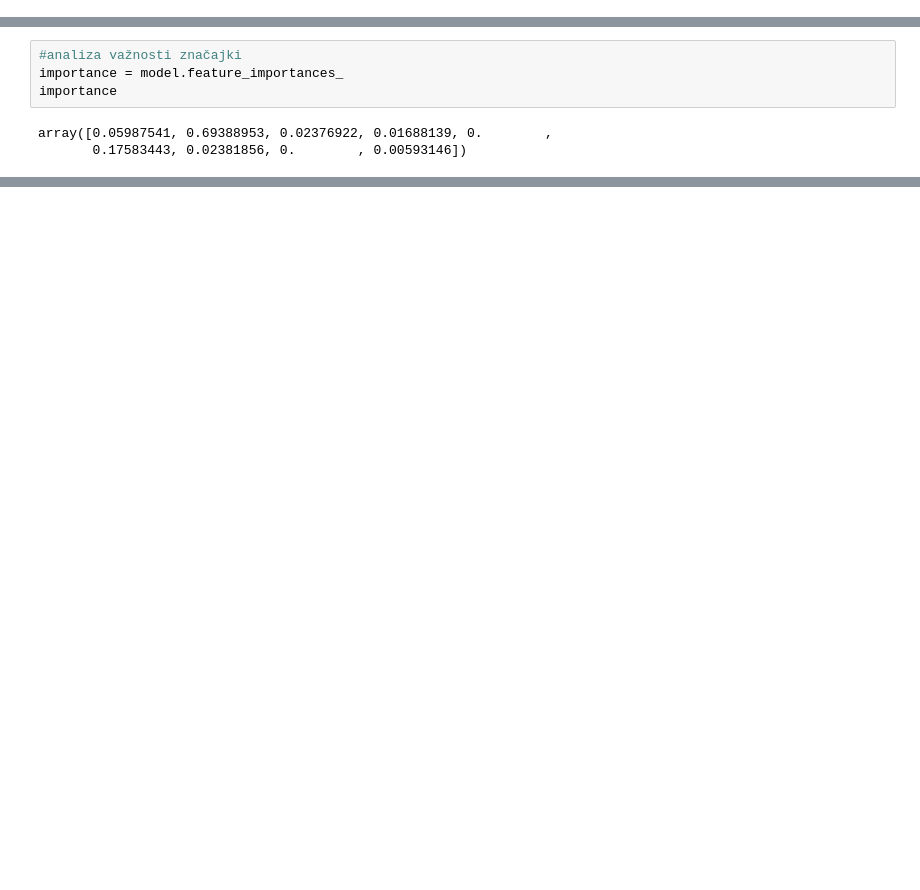
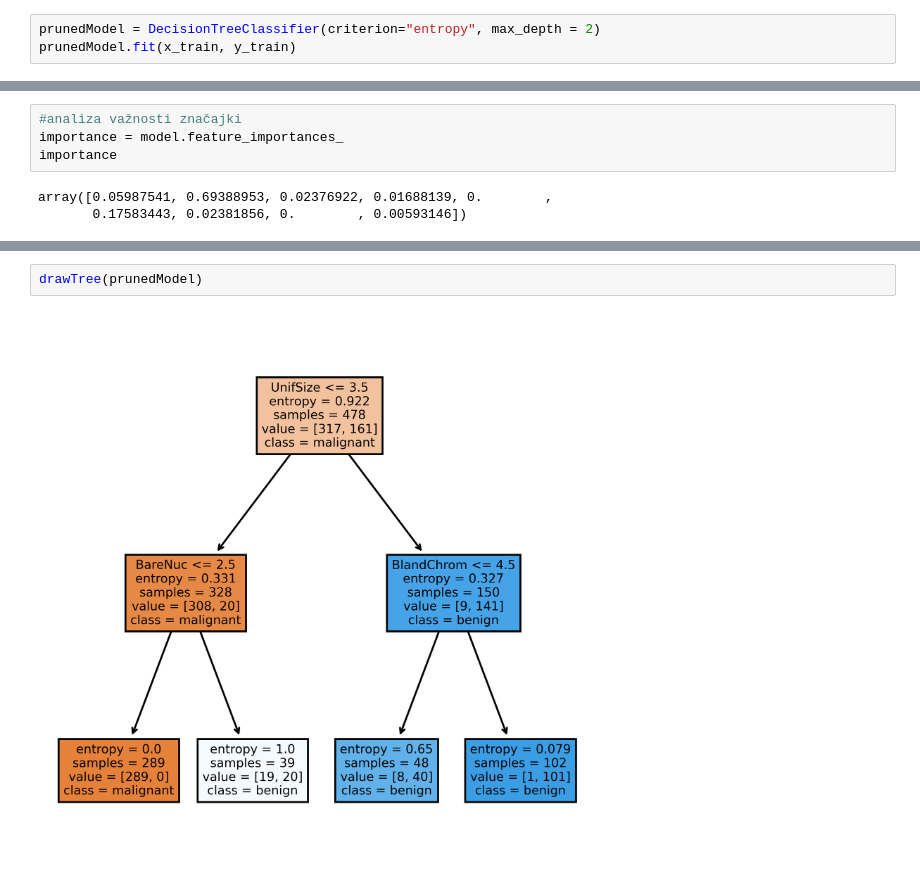
Before and after one commit to ludoria/ZavrsniRad-DoriaHerceg, a Jupyter notebook: decision-tree/decision-tree-cells.ipynb, the cells around one changed output, grey strips where cells are left out. Drawn from its saved outputs; the diff is of its cells as text; blank space fills up the shorter version.

```diff
--- a/decision-tree/decision-tree-cells.ipynb
+++ b/decision-tree/decision-tree-cells.ipynb
@@ -35,0 +36,3 @@ model.score(x_test, y_test)
+# %%
+prunedModel = DecisionTreeClassifier(criterion="entropy", max_depth = 2)
+prunedModel.fit(x_train, y_train)
@@ -78,0 +98,4 @@ tree.plot_tree(model,feature_names = fn, class_names=cn, filled = True);
+# %%
+drawTree(prunedModel)
+# %% [output]
+[figure, added]
```
Also changed, not shown: parts of 10 cells of this notebook, 4 other files.
